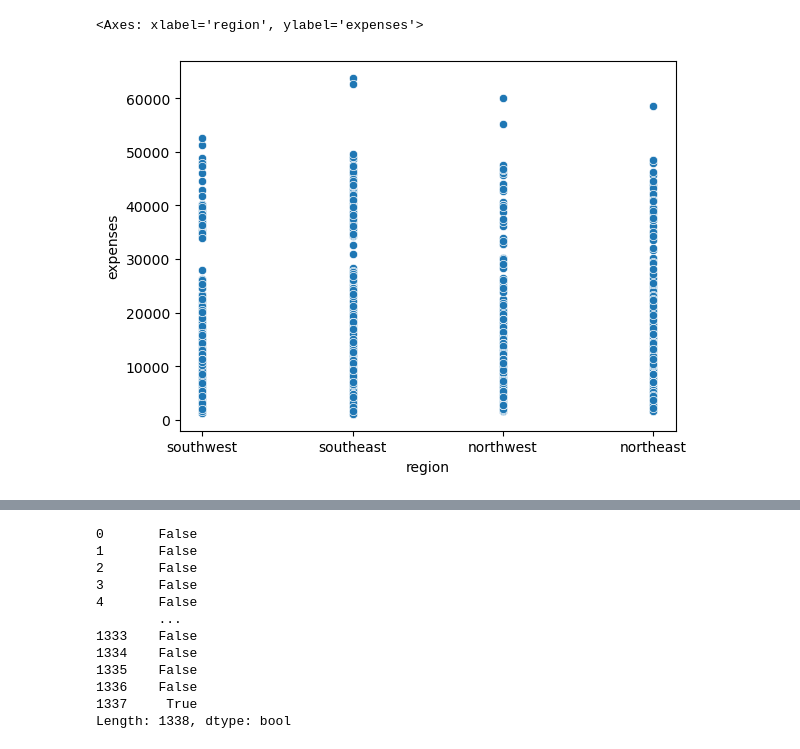
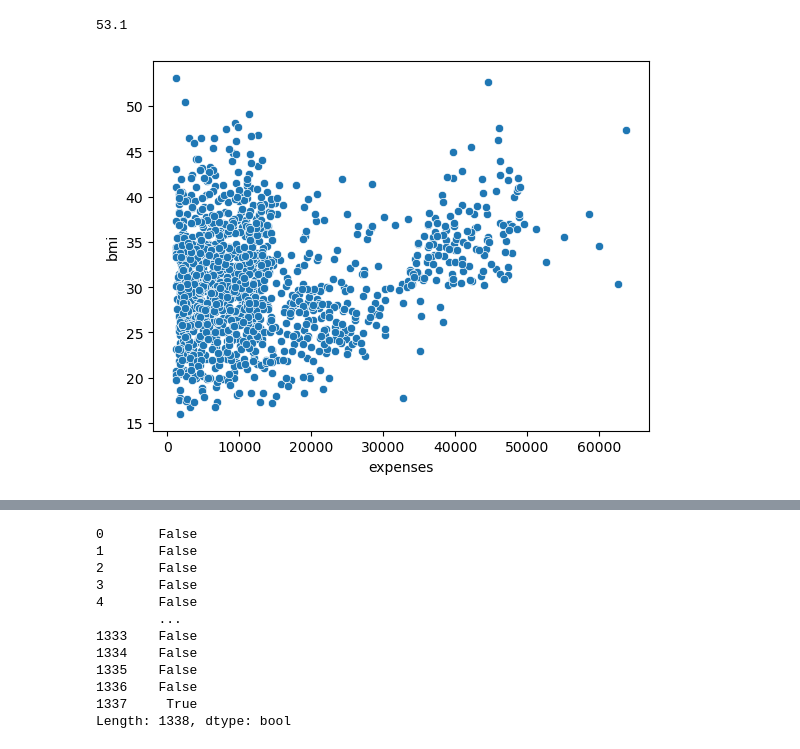
Before and after one commit to heydari-elahe/Machine-Learning-Projects-ScikitLearn, a Jupyter notebook: medical insuranse_LinearRegression.ipynb, the cells around one changed output, grey strips where cells are left out. Saved outputs shown, nothing was run; the diff lists cells and outputs as text; code cells hidden in the pictures.

```diff
--- a/medical insuranse_LinearRegression.ipynb
+++ b/medical insuranse_LinearRegression.ipynb
@@ -24,0 +76,5 @@ data
+# %%
+# Encoding Categorical Variables
+data['gender'] = data['gender'].map({'male': 0, 'female': 1})
+data['discount_eligibility'] = data['discount_eligibility'].map({'no': 0, 'yes': 1})
+data['region'] = data['region'].map({'southwest': 0, 'southeast': 1, 'northwest': 2, 'northeast': 3})
@@ -25,5 +86,8 @@ data
+# %%
+max(data['bmi'])
+# %% [output]
+53.1
 # %%
-sns.scatterplot(x='region', y='expenses', data=data)
+plot = sns.scatterplot(x='expenses',  y='bmi', data=data)
 # %% [output]
-<Axes: xlabel='region', ylabel='expenses'>
-[figure, old version]
+[figure, new version]
```
Also changed, not shown: parts of 23 cells of this notebook, 1 other file.
